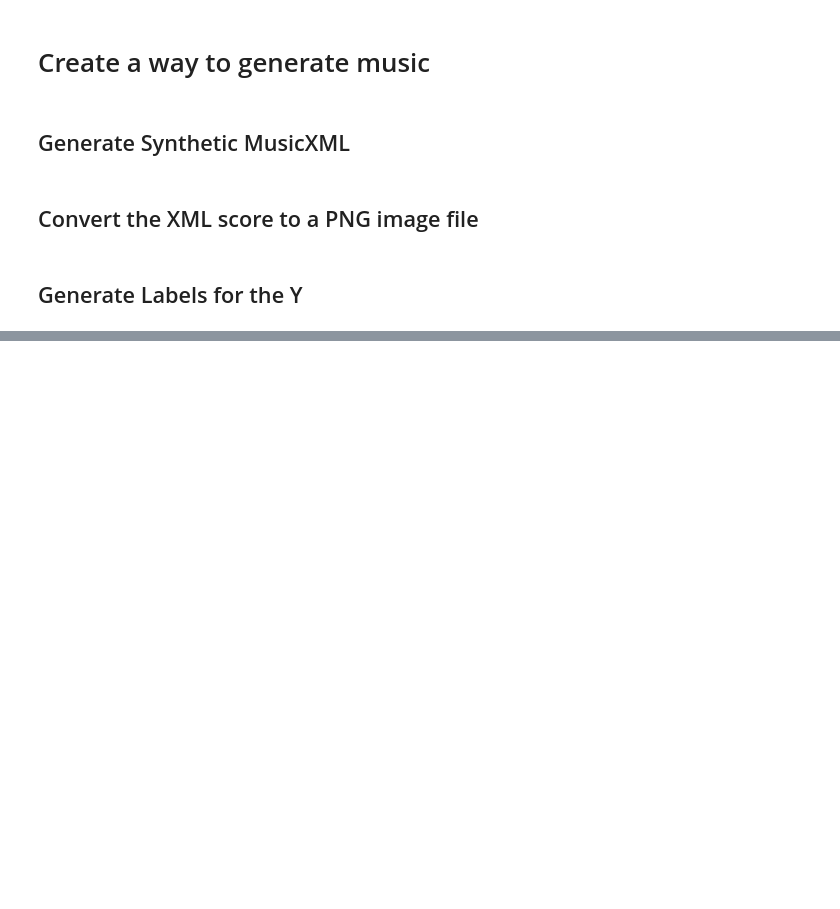
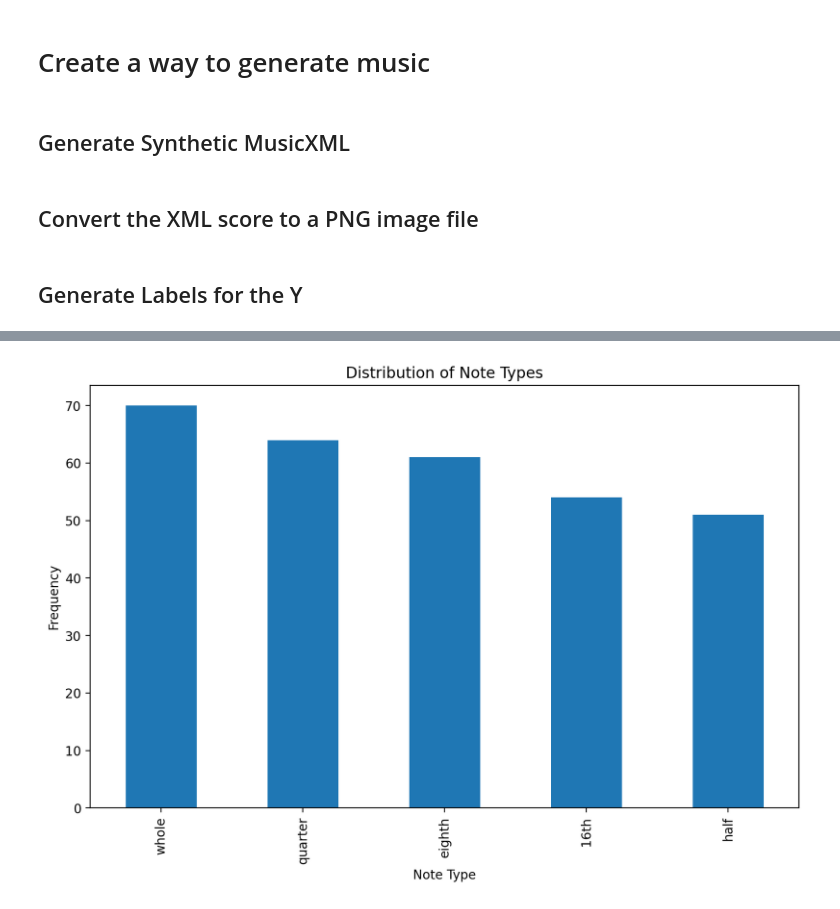
Before and after one commit to urtrapped247/consonance, a Jupyter notebook: Notebooks/note_generation.ipynb, the cells around one changed output, grey strips where cells are left out. Cells and saved outputs as stored; diff of their text form; code cells hidden in the pictures; blank space fills up the shorter version.

```diff
--- a/Notebooks/note_generation.ipynb
+++ b/Notebooks/note_generation.ipynb
@@ -133,0 +176,18 @@ generate_labels(synthetic_data)
+# %%
+def load_labels_to_dataframe(label_folder):
+    label_data = []
+    for file_name in os.listdir(label_folder):
+        if file_name.endswith('.json'):
+            with open(os.path.join(label_folder, file_name), 'r') as f:
+                data = json.load(f)
+                for symbol in data['symbols']:
+                    label_data.append({
+                        'file_name': file_name,
+                        'pitch': symbol['pitch'],
+                        'type': symbol['type'],
+                        'position': symbol['position']
+                    })
+    return pd.DataFrame(label_data)
+# %%
+labels_df = load_labels_to_dataframe('../data/labels')
+labels_df
@@ -133,0 +208,12 @@ generate_labels(synthetic_data)
+# %%
+import matplotlib.pyplot as plt
+
+# Plot the distribution of note types
+plt.figure(figsize=(10, 6))
+labels_df['type'].value_counts().plot(kind='bar')
+plt.title('Distribution of Note Types')
+plt.xlabel('Note Type')
+plt.ylabel('Frequency')
+plt.show()
+# %% [output]
+[figure, added]
```
Also changed, not shown: parts of 5 cells of this notebook, 3 other files.
